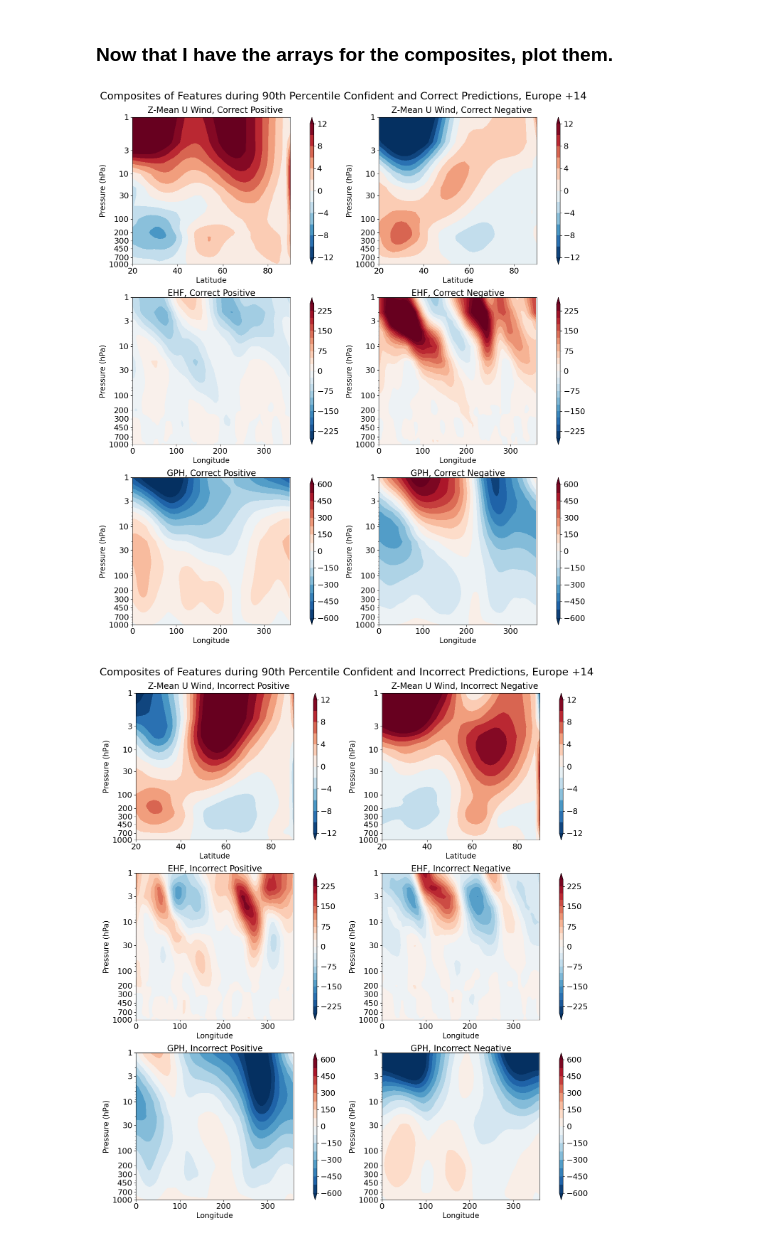
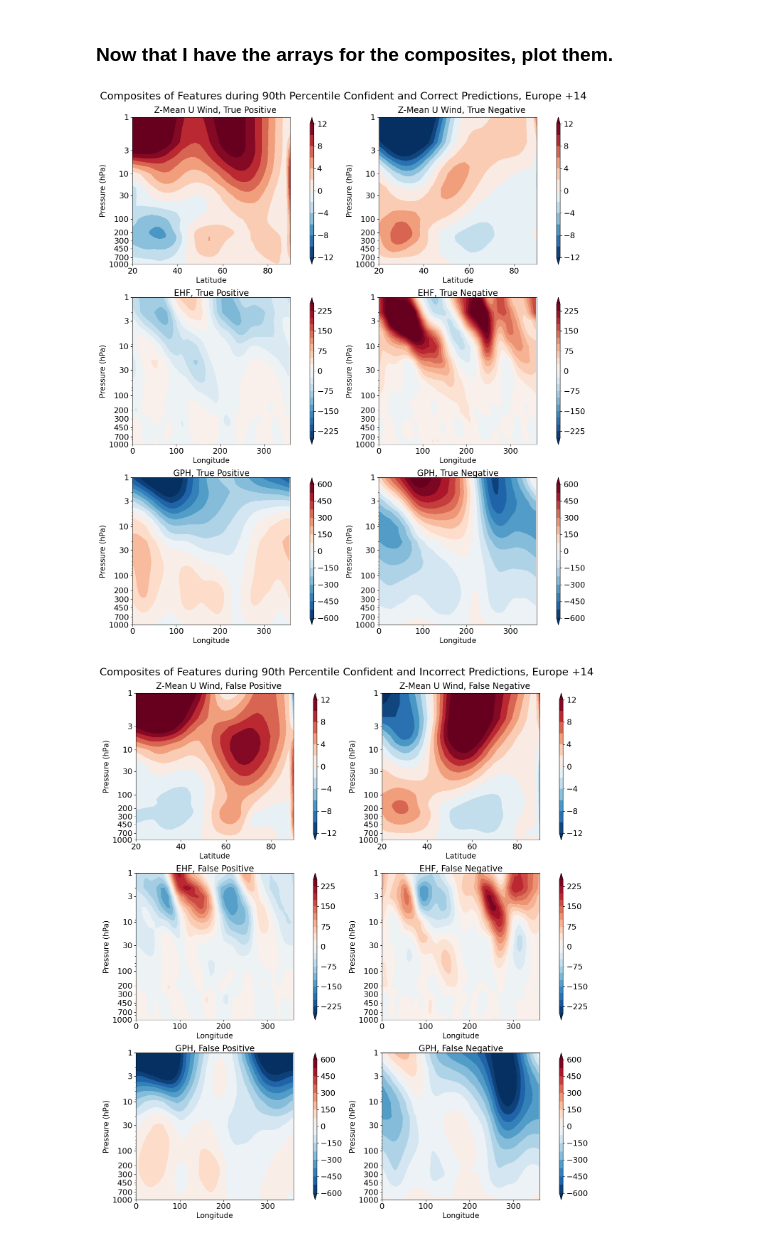
Before and after one commit to emf98/LessonsLearned, a Jupyter notebook: Europe/EOF_RFComps.ipynb, the cells around one changed output. Saved outputs shown, nothing was run; the diff lists cells and outputs as text; code cells hidden in the pictures.

Commit message:
Redo EOF RF and images post-FN/FP change

```diff
--- a/Europe/EOF_RFComps.ipynb
+++ b/Europe/EOF_RFComps.ipynb
@@ -128,6 +182,7 @@ for i in range(0,10):
 U_cneg = np.empty((len(negXtest), 37, 36))
 EHF_cneg = np.empty((len(negXtest), 37, 180))
 GPH_cneg = np.empty((len(negXtest), 37, 180))
+event_temps = []
 
 for i in range(0,10):
     for j in range(0,135):
@@ -140,11 +195,29 @@ for i in range(0,10):
                 U_cneg[k,:,:] = U_14[i,j,:,:]
                 EHF_cneg[k,:,:] = EHF_14[i,j,:,:]
                 GPH_cneg[k,:,:] = GPH_14[i,j,:,:]
+                event_temps.append(temp[i,j])
+neg = 0
+pos = 0
+neut = 0
+for value in event_temps:
+    if value == 0:
+        neg = neg+1
+    if value == 1:
+        pos = pos+1
+    if value == 2:
+        neut = neut+1
+print(len(negXtest))
+print("True Negative")
+print("Positive Events: ",pos)
+print("Negative Events: ",neg)
+print("Neutral Events: ",neut)
+print("##########################")
 
 ##False Negative Events
 U_Fneg = np.empty((len(FnegXtest), 37, 36))
 EHF_Fneg = np.empty((len(FnegXtest), 37, 180))
 GPH_Fneg = np.empty((len(FnegXtest), 37, 180))
+event_temps = []
 
 for i in range(0,10):
     for j in range(0,135):
@@ -157,3 +230,19 @@ for i in range(0,10):
                 U_Fneg[k,:,:] = U_14[i,j,:,:]
                 EHF_Fneg[k,:,:] = EHF_14[i,j,:,:]
                 GPH_Fneg[k,:,:] = GPH_14[i,j,:,:]
+                event_temps.append(temp[i,j])
+neg = 0
+pos = 0
+neut = 0
+for value in event_temps:
+    if value == 0:
+        neg = neg+1
+    if value == 1:
+        pos = pos+1
+    if value == 2:
+        neut = neut+1
+print(len(FnegXtest))
+print("False Negative")
+print("Positive Events: ",pos)
+print("Negative Events: ",neg)
+print("Neutral Events: ",neut)
@@ -164,7 +265,7 @@ fs = 18
 fig, axes = plt.subplots(3, 2, figsize=(14, 16))
 plt.suptitle("Composites of Features during 90th Percentile Confident and Correct Predictions, Europe +14",fontsize=21)
 
-titles = ["Correct Positive", "Correct Negative"]
+titles = ["True Positive", "True Negative"]
 data = [U_cpos,U_cneg,
         EHF_cpos,EHF_cneg,
         GPH_cpos,GPH_cneg]
@@ -274,13 +375,13 @@ plt.subplots_adjust(top=0.935)
 plt.savefig("./images/Eur14_Comps_Correct.png")
 plt.show()
 # %% [output]
-[figure, old version]
+[figure, new version]
 # %%
 fs = 18
 fig, axes = plt.subplots(3, 2, figsize=(14, 16))
 plt.suptitle("Composites of Features during 90th Percentile Confident and Incorrect Predictions, Europe +14",fontsize=21)
 
-titles = ["Incorrect Positive", "Incorrect Negative"]
+titles = ["False Positive", "False Negative"]
 data = [U_Fpos,U_Fneg,
         EHF_Fpos,EHF_Fneg,
         GPH_Fpos,GPH_Fneg]
@@ -363,31 +464,31 @@ for i in range(0, 6):
         axes[i].set_title("GPH, "+str(titles[i-4]), fontsize=fs-1, y=0.99)
 
         h = axes[i].contourf(
             lon,
             lev,
             np.nanmean(data[i], axis = 0),
             clevel,
             cmap=color,
             extend="both",
         )
         cbar = plt.colorbar(
             h, orientation="vertical", shrink=1, fraction=0.1, pad=0.1, aspect=40
         )
         cbar.ax.tick_params(labelsize=fs-2)
         axes[i].tick_params(labelsize=fs-2)
         axes[i].set_yscale('log')
         axes[i].invert_yaxis()
         axes[i].set_ylabel('Pressure (hPa)', fontsize=fs-3)
         axes[i].set_yticks([1, 3, 10, 30, 100, 200, 300, 450, 700, 1000])
         axes[i].get_yaxis().set_major_formatter(plt.ScalarFormatter())
 
         axes[i].set_xlim(0, 360)
         axes[i].set_xlabel('Longitude', fontsize=fs-3)
 
 
 plt.tight_layout()
 plt.subplots_adjust(top=0.935)
 plt.savefig("./images/Eur14_Comps_Inorrect.png")
 plt.show()
 # %% [output]
-[figure, old version]
+[figure, new version]
```
Also changed, not shown: parts of 3 cells of this notebook, 13 other files.
